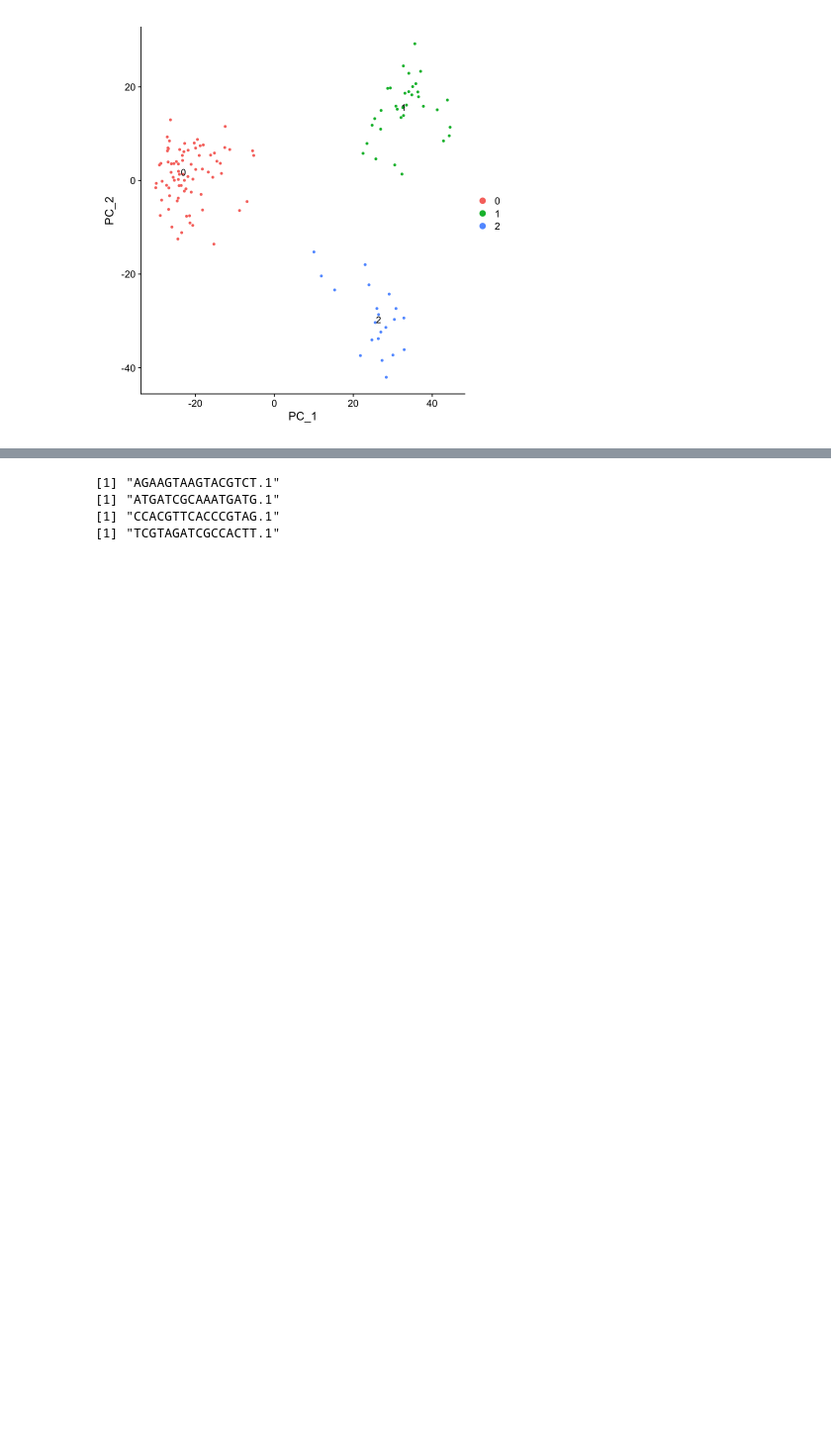
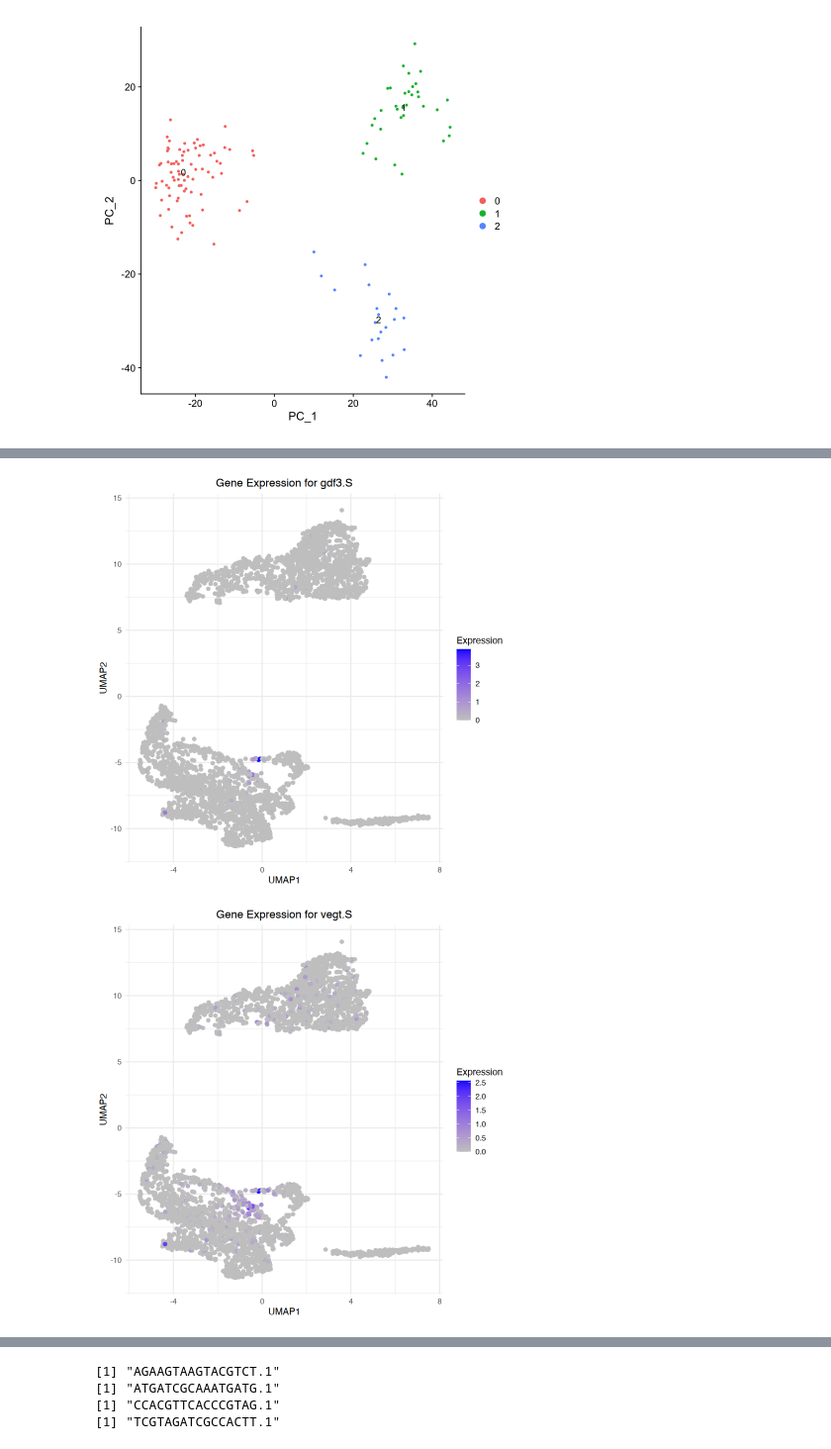
Before and after one commit to Dewey-Wang/Reprogramming-Cell-Fate, a Jupyter notebook: 1. intern.ipynb, the cells around one changed output, grey strips where cells are left out. Shown at 99% size. Drawn from its saved outputs; the diff is of its cells as text; code cells hidden in the pictures; blank space fills up the shorter version.

```diff
--- a/1. intern.ipynb
+++ b/1. intern.ipynb
@@ -1155,0 +1056,6 @@ Adding another scale for y, which will replace the existing scale.
+# %%
+background <- get_background_full_here(norm_matrix, threshold = 1, n_cells_low = 3, n_cells_high = 20) #131
+result <- CIARA_final(norm_matrix, knn_matrix, background, cores_number = 1, fdr_value = 0.05, n_cells = 10, approximation = FALSE) #191
+ciara_genes <- row.names(result)
+top_genes <- ciara_genes[order(as.numeric(result[, 4]), decreasing = FALSE)][1:10]  # Top 10 genes
+print(top_genes)
@@ -1157,0 +1162,4 @@ cluster_3 = row.names(umap_coordinate[which(cluster_new =="3"),])
+# %%
+# Display the top 10 biomarkers for Cluster 3
+top_10_biomarkers <- head(cluster_3_biomarkers, 10)
+print(top_10_biomarkers)
@@ -1157,0 +1178,32 @@ cluster_3 = row.names(umap_coordinate[which(cluster_new =="3"),])
+# %%
+library(ggplot2)
+
+# Extract the top 10 gene names
+top_10_gene_names <- rownames(top_10_biomarkers)[1:10]
+
+# Loop through each gene and plot
+for (gene in top_10_gene_names) {
+  # Extract gene expression values from the normalized matrix
+  gene_expression <- norm_matrix[gene, ]
+
+  # Create a data frame for plotting
+  umap_df <- data.frame(
+    UMAP1 = umap_coordinate[, 1],
+    UMAP2 = umap_coordinate[, 2],
+    Expression = gene_expression
+  )
+
+  # Plot the UMAP with gene expression
+  p <- ggplot(umap_df, aes(x = UMAP1, y = UMAP2, color = Expression)) +
+    geom_point(size = 1.5) +
+    scale_color_gradient(low = "gray", high = "blue") +  # Gray to blue gradient
+    theme_minimal() +
+    labs(title = paste("Gene Expression for", gene), color = "Expression") +
+    theme(plot.title = element_text(hjust = 0.5, face = "bold"))
+
+  # Print the plot
+  print(p)
+}
+# %% [output]
+[figure, added]
+[figure, added]
```
Also changed, not shown: parts of 35 cells of this notebook, 1 other file.
